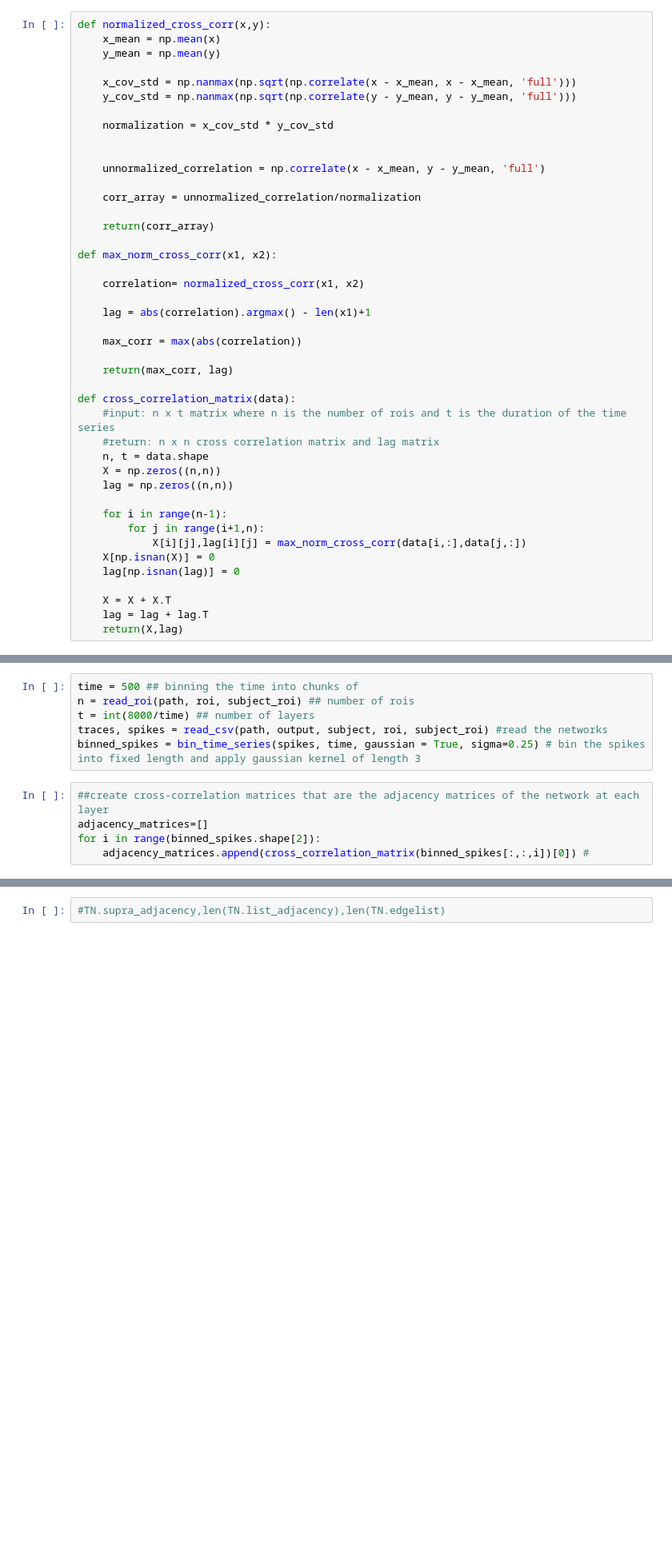
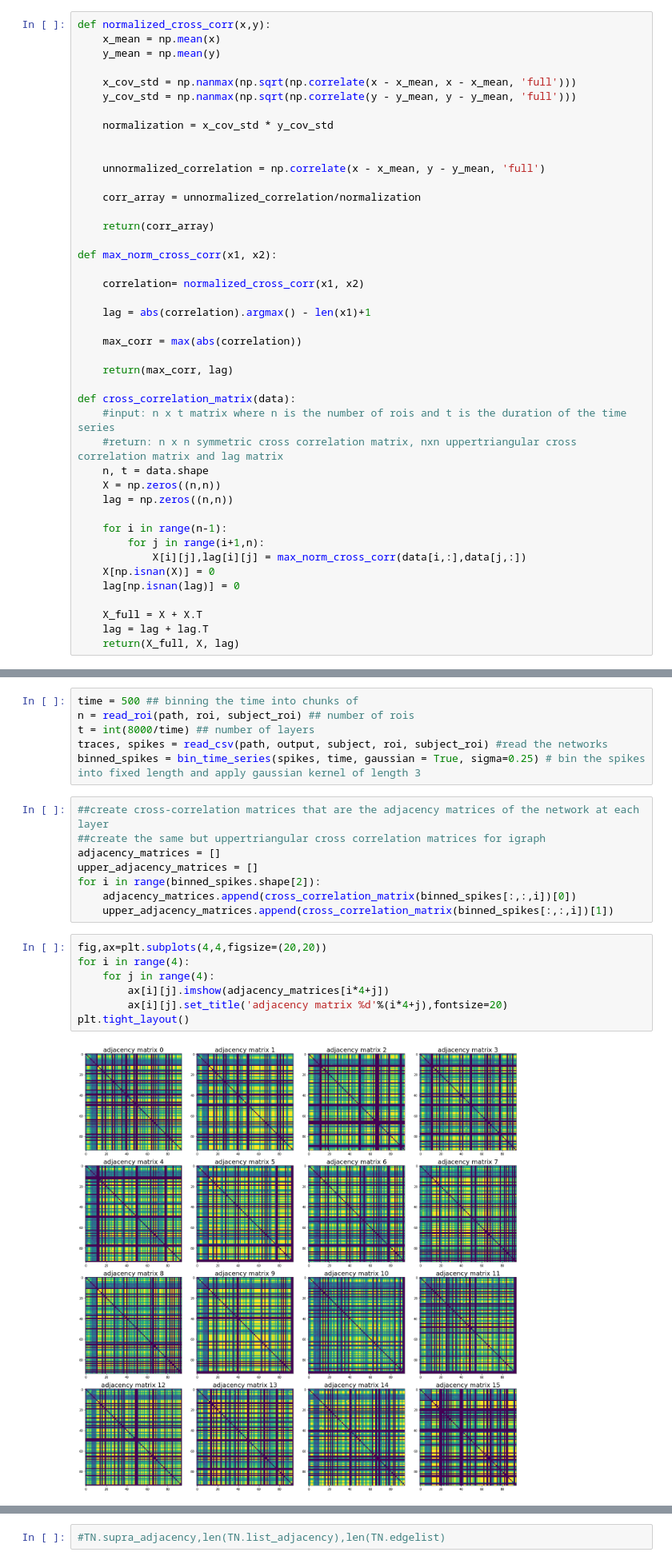
Before and after one commit to ulgenklc/temporal_network_analysis, a Jupyter notebook: Exp.ipynb, the cells around one changed output, grey strips where cells are left out. Shown: that part at 80% size. Drawn from its saved outputs; the diff is of its cells as text; blank space fills up the shorter version.

```diff
--- a/Exp.ipynb
+++ b/Exp.ipynb
@@ -247,7 +269,7 @@ def max_norm_cross_corr(x1, x2):
 
 def cross_correlation_matrix(data):
     #input: n x t matrix where n is the number of rois and t is the duration of the time series
-    #return: n x n cross correlation matrix and lag matrix
+    #return: n x n symmetric cross correlation matrix, nxn uppertriangular cross correlation matrix and lag matrix
     n, t = data.shape
     X = np.zeros((n,n))
     lag = np.zeros((n,n))
@@ -258,9 +280,9 @@ def cross_correlation_matrix(data):
     X[np.isnan(X)] = 0
     lag[np.isnan(lag)] = 0
 
-    X = X + X.T
+    X_full = X + X.T
     lag = lag + lag.T
-    return(X,lag)
+    return(X_full, X, lag)
 # %%
 def read_csv(path, output, subject, roi, subject_roi):
     trace=open( path + output + subject + "_trace.csv", "r")
@@ -316,7 +338,19 @@ traces, spikes = read_csv(path, output, subject, roi, subject_roi) #read the net
 binned_spikes = bin_time_series(spikes, time, gaussian = True, sigma=0.25) # bin the spikes into fixed length and apply gaussian kernel of length 3
 # %%
 ##create cross-correlation matrices that are the adjacency matrices of the network at each layer
-adjacency_matrices=[]
+##create the same but uppertriangular cross correlation matrices for igraph
+adjacency_matrices = []
+upper_adjacency_matrices = []
 for i in range(binned_spikes.shape[2]):
-    adjacency_matrices.append(cross_correlation_matrix(binned_spikes[:,:,i])[0]) #
+    adjacency_matrices.append(cross_correlation_matrix(binned_spikes[:,:,i])[0])
+    upper_adjacency_matrices.append(cross_correlation_matrix(binned_spikes[:,:,i])[1])
+# %%
+fig,ax=plt.subplots(4,4,figsize=(20,20))
+for i in range(4):
+    for j in range(4):
+        ax[i][j].imshow(adjacency_matrices[i*4+j])
+        ax[i][j].set_title('adjacency matrix %d'%(i*4+j),fontsize=20)
+plt.tight_layout()
+# %% [output]
+[figure, added]
 # %%
```
Also changed, not shown: parts of 12 cells of this notebook, 1 other file.
